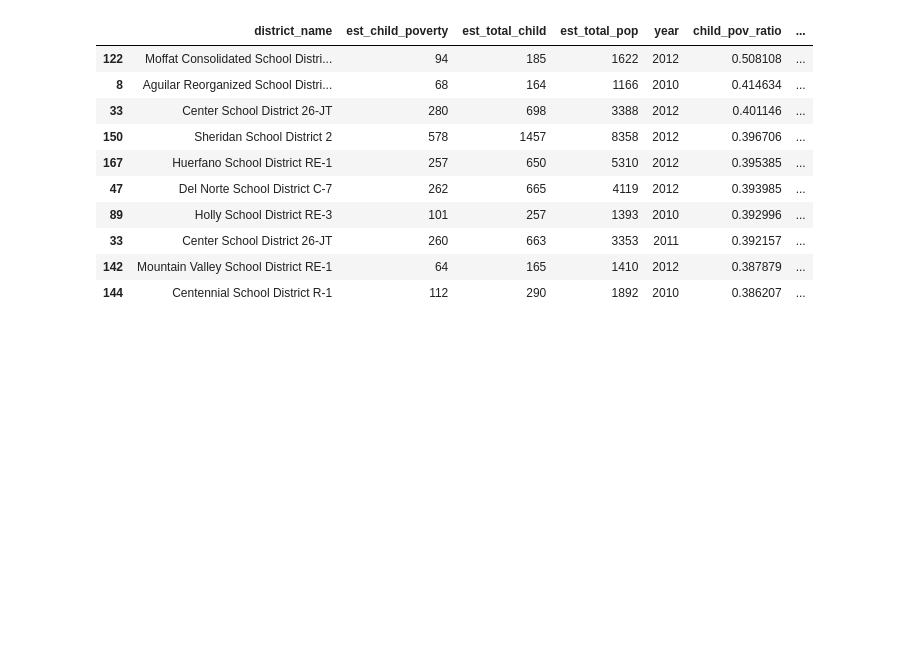
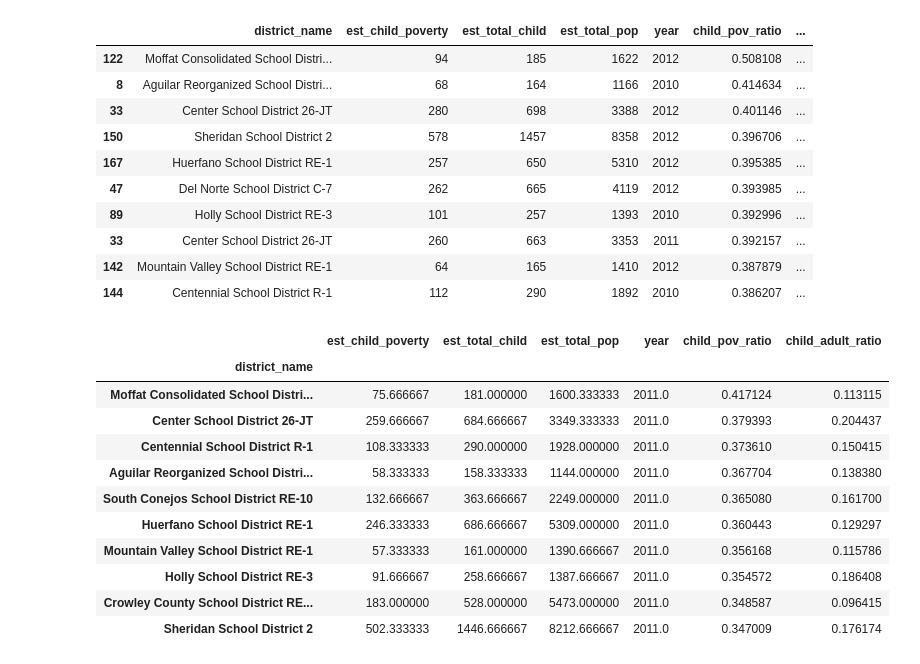
Before and after one commit to clewis53/CaeleyLewis-Capstone2-StoryOfColoradoEducation, a Jupyter notebook: notebooks/0.2-EDA.ipynb, the cells around one changed output. Saved outputs shown, nothing was run; the diff lists cells and outputs as text; code cells hidden in the pictures; blank space fills up the shorter version.

```diff
--- a/notebooks/1.0-EDA.ipynb
+++ b/notebooks/0.2-EDA.ipynb
@@ -161,3 +164,19 @@ tall_census.sort_values('child_pov_ratio', ascending=False).head(10)
 | 33 | Center School District 26-JT | 260 | 663 | 3353 | 2011 | 0.392157 | ... |
 | 142 | Mountain Valley School District RE-1 | 64 | 165 | 1410 | 2012 | 0.387879 | ... |
 | 144 | Centennial School District R-1 | 112 | 290 | 1892 | 2010 | 0.386207 | ... |
+# %%
+# The highest average poverty ratio's for each district
+tall_census.groupby('district_name').mean().sort_values('child_pov_ratio', ascending=False).head(10)
+# %% [output]
+|  | est_child_poverty | est_total_child | est_total_pop | year | child_pov_ratio | child_adult_ratio |
+| district_name |  |  |  |  |  |  |
+| Moffat Consolidated School Distri... | 75.666667 | 181.000000 | 1600.333333 | 2011.0 | 0.417124 | 0.113115 |
+| Center School District 26-JT | 259.666667 | 684.666667 | 3349.333333 | 2011.0 | 0.379393 | 0.204437 |
+| Centennial School District R-1 | 108.333333 | 290.000000 | 1928.000000 | 2011.0 | 0.373610 | 0.150415 |
+| Aguilar Reorganized School Distri... | 58.333333 | 158.333333 | 1144.000000 | 2011.0 | 0.367704 | 0.138380 |
+| South Conejos School District RE-10 | 132.666667 | 363.666667 | 2249.000000 | 2011.0 | 0.365080 | 0.161700 |
+| Huerfano School District RE-1 | 246.333333 | 686.666667 | 5309.000000 | 2011.0 | 0.360443 | 0.129297 |
+| Mountain Valley School District RE-1 | 57.333333 | 161.000000 | 1390.666667 | 2011.0 | 0.356168 | 0.115786 |
+| Holly School District RE-3 | 91.666667 | 258.666667 | 1387.666667 | 2011.0 | 0.354572 | 0.186408 |
+| Crowley County School District RE... | 183.000000 | 528.000000 | 5473.000000 | 2011.0 | 0.348587 | 0.096415 |
+| Sheridan School District 2 | 502.333333 | 1446.666667 | 8212.666667 | 2011.0 | 0.347009 | 0.176174 |
```
Also changed, not shown: parts of 4 cells of this notebook, 1 other file.
